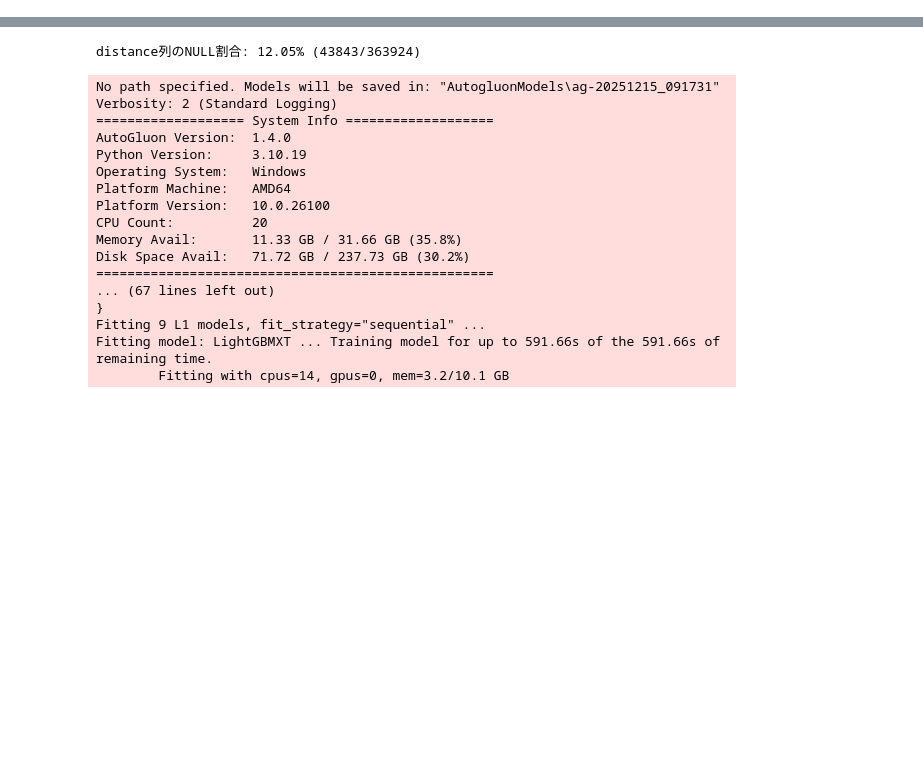
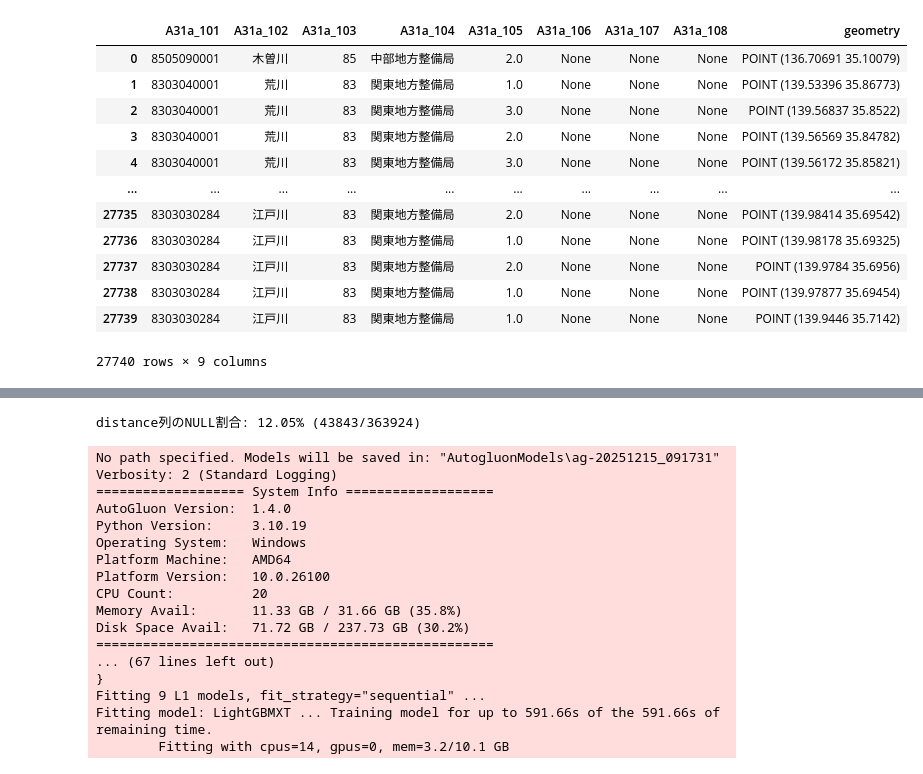
Before and after one commit to tomoya-kmt/signature, a Jupyter notebook: my_code/data_preprocess.ipynb, the cells around one changed output, grey strips where cells are left out. Drawn from its saved outputs; the diff is of its cells as text; code cells hidden in the pictures; blank space fills up the shorter version.

```diff
--- a/my_code/data_preprocess.ipynb
+++ b/my_code/data_preprocess.ipynb
@@ -103,0 +131,19 @@ Datum: Japanese Geodetic Datum 2011
+# %%
+gpkg=train_gdf[train_gdf["index_right"].notnull()][gdf_json.columns.tolist()]
+gpkg=gpkg.drop_duplicates(subset=['geometry']).reset_index(drop=True)
+gpkg.to_file(os.path.join('..', 'data', 'train', '計画規模.gpkg'), driver='GPKG')
+gpkg
+# %% [output]
+|  | A31a_101 | A31a_102 | A31a_103 | A31a_104 | A31a_105 | A31a_106 | A31a_107 | A31a_108 | geometry |
+| 0 | 8505090001 | 木曽川 | 85 | 中部地方整備局 | 2.0 | None | None | None | POINT (136.70691 35.10079) |
+| 1 | 8303040001 | 荒川 | 83 | 関東地方整備局 | 1.0 | None | None | None | POINT (139.53396 35.86773) |
+| 2 | 8303040001 | 荒川 | 83 | 関東地方整備局 | 3.0 | None | None | None | POINT (139.56837 35.8522) |
+| 3 | 8303040001 | 荒川 | 83 | 関東地方整備局 | 2.0 | None | None | None | POINT (139.56569 35.84782) |
+| 4 | 8303040001 | 荒川 | 83 | 関東地方整備局 | 3.0 | None | None | None | POINT (139.56172 35.85821) |
+| ... | ... | ... | ... | ... | ... | ... | ... | ... | ... |
+| 27735 | 8303030284 | 江戸川 | 83 | 関東地方整備局 | 2.0 | None | None | None | POINT (139.98414 35.69542) |
+| 27736 | 8303030284 | 江戸川 | 83 | 関東地方整備局 | 1.0 | None | None | None | POINT (139.98178 35.69325) |
+| 27737 | 8303030284 | 江戸川 | 83 | 関東地方整備局 | 2.0 | None | None | None | POINT (139.9784 35.6956) |
+| 27738 | 8303030284 | 江戸川 | 83 | 関東地方整備局 | 1.0 | None | None | None | POINT (139.97877 35.69454) |
+| 27739 | 8303030284 | 江戸川 | 83 | 関東地方整備局 | 1.0 | None | None | None | POINT (139.9446 35.7142) |
+27740 rows × 9 columns
```
Also changed, not shown: parts of 11 cells of this notebook, 2 other files.
